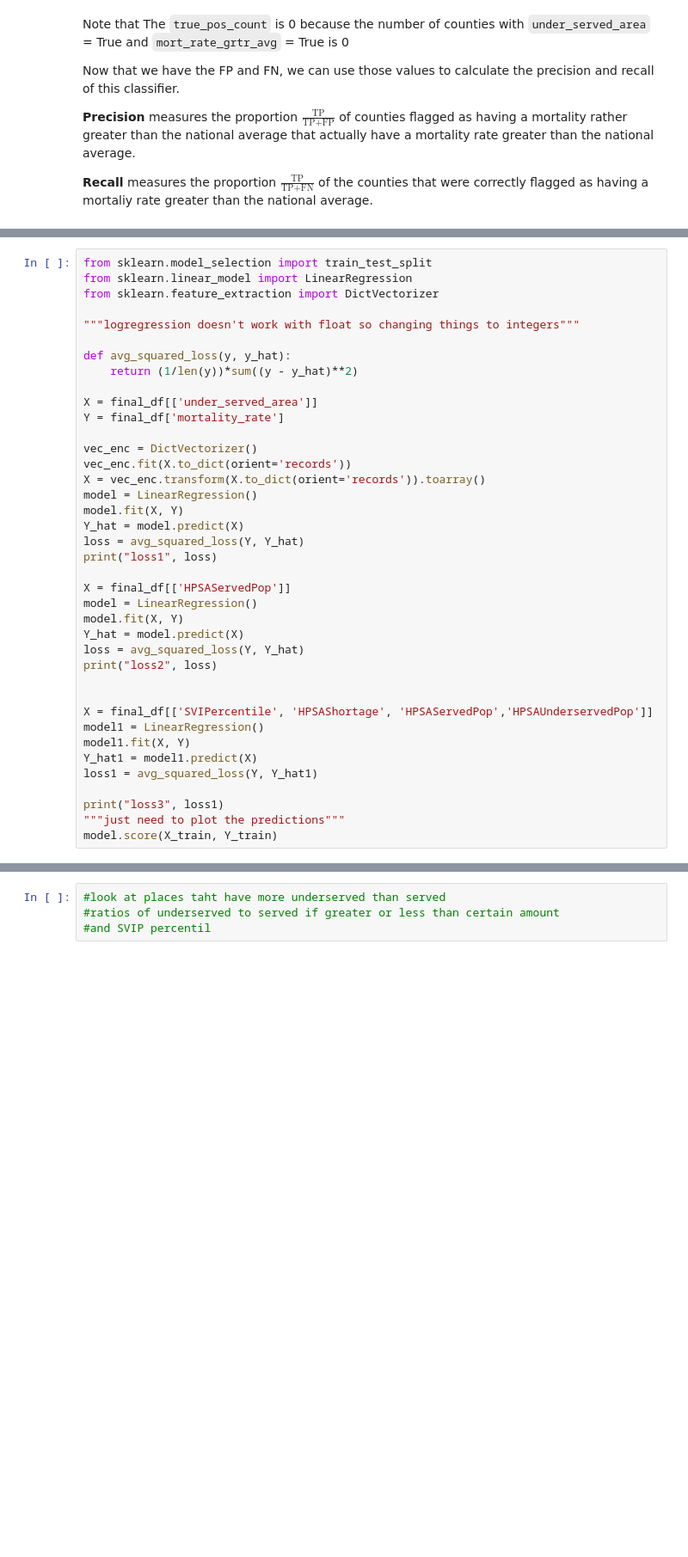
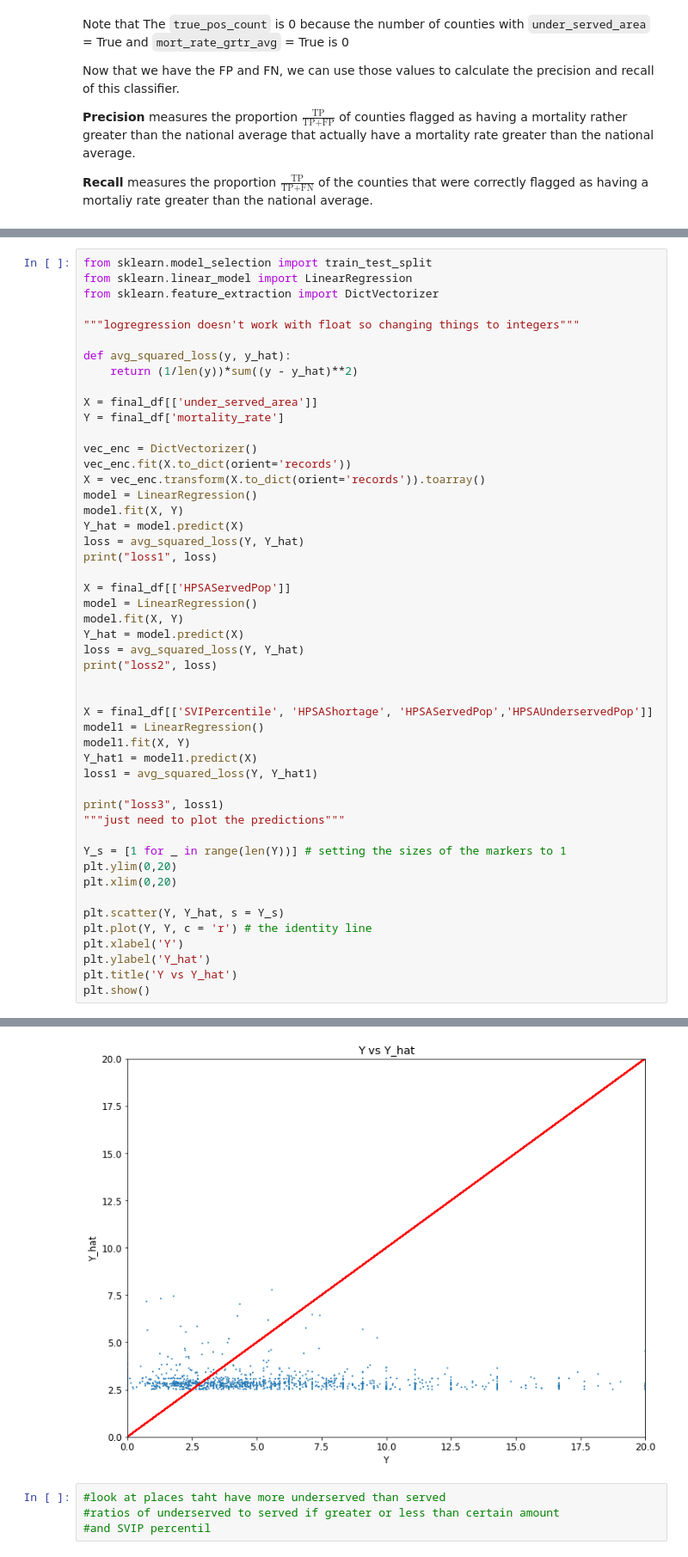
Before and after one commit to Divineechidume/final_DS100_project, a Jupyter notebook: CS 100 Final Project.ipynb, the cells around one changed output, grey strips where cells are left out. Shown at 86% size. Drawn from its saved outputs; the diff is of its cells as text; blank space fills up the shorter version.

Commit message:
having trouble with the regression model

```diff
--- a/CS 100 Final Project.ipynb
+++ b/CS 100 Final Project.ipynb
@@ -395,7 +442,17 @@ loss1 = avg_squared_loss(Y, Y_hat1)
 
 print("loss3", loss1)
 """just need to plot the predictions"""
-model.score(X_train, Y_train)
+
+Y_s = [1 for _ in range(len(Y))] # setting the sizes of the markers to 1
+plt.ylim(0,20)
+plt.xlim(0,20)
+
+plt.scatter(Y, Y_hat, s = Y_s)
+plt.plot(Y, Y, c = 'r') # the identity line
+plt.xlabel('Y')
+plt.ylabel('Y_hat')
+plt.title('Y vs Y_hat')
+plt.show()
 # %% [output]
 loss1 51.35203092573871
 loss2 51.196841361900134
@@ -404,3 +460,4 @@ NameError: name 'X_train' is not defined
+[figure, added]
 # %%
 #look at places taht have more underserved than served
 #ratios of underserved to served if greater or less than certain amount
```
Also changed, not shown: parts of 8 cells of this notebook.
